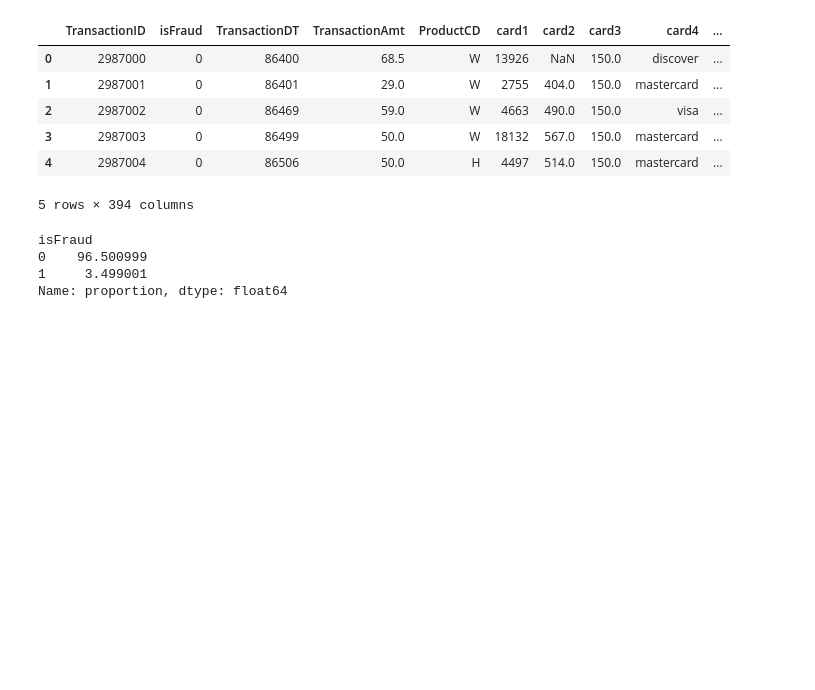
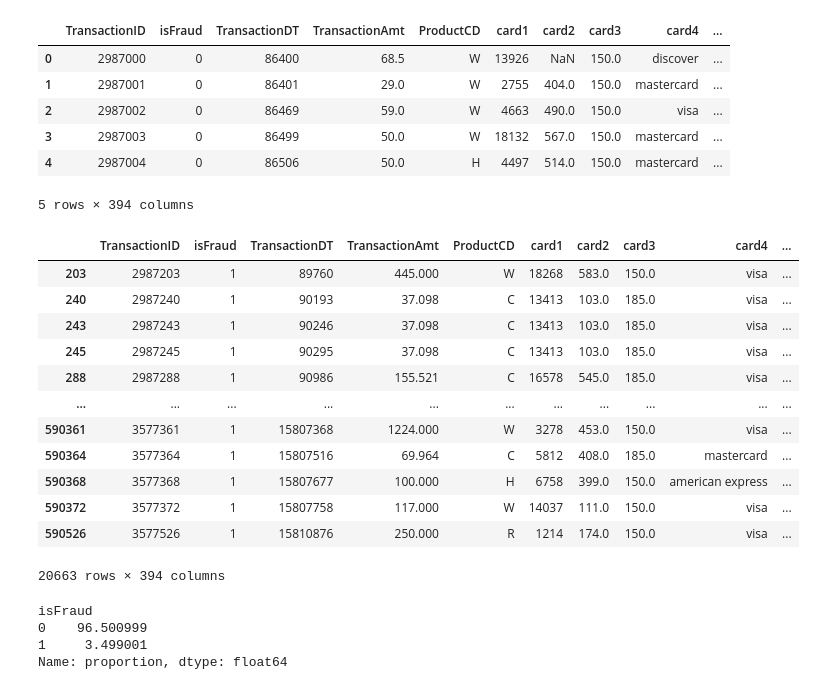
Before and after one commit to ShubhammS18/fraud-detection-ml-system, a Jupyter notebook: notebooks/01_eda.ipynb, the cells around one changed output. Saved outputs shown, nothing was run; the diff lists cells and outputs as text; code cells hidden in the pictures; blank space fills up the shorter version.

```diff
--- a/notebooks/01_eda.ipynb
+++ b/notebooks/01_eda.ipynb
@@ -22,6 +22,22 @@ transactions.head()
 | 3 | 2987003 | 0 | 86499 | 50.0 | W | 18132 | 567.0 | 150.0 | mastercard | ... |
 | 4 | 2987004 | 0 | 86506 | 50.0 | H | 4497 | 514.0 | 150.0 | mastercard | ... |
 5 rows × 394 columns
+# %%
+transactions.loc[transactions["isFraud"]== 1]
+# %% [output]
+|  | TransactionID | isFraud | TransactionDT | TransactionAmt | ProductCD | card1 | card2 | card3 | card4 | ... |
+| 203 | 2987203 | 1 | 89760 | 445.000 | W | 18268 | 583.0 | 150.0 | visa | ... |
+| 240 | 2987240 | 1 | 90193 | 37.098 | C | 13413 | 103.0 | 185.0 | visa | ... |
+| 243 | 2987243 | 1 | 90246 | 37.098 | C | 13413 | 103.0 | 185.0 | visa | ... |
+| 245 | 2987245 | 1 | 90295 | 37.098 | C | 13413 | 103.0 | 185.0 | visa | ... |
+| 288 | 2987288 | 1 | 90986 | 155.521 | C | 16578 | 545.0 | 185.0 | visa | ... |
+| ... | ... | ... | ... | ... | ... | ... | ... | ... | ... | ... |
+| 590361 | 3577361 | 1 | 15807368 | 1224.000 | W | 3278 | 453.0 | 150.0 | visa | ... |
+| 590364 | 3577364 | 1 | 15807516 | 69.964 | C | 5812 | 408.0 | 185.0 | mastercard | ... |
+| 590368 | 3577368 | 1 | 15807677 | 100.000 | H | 6758 | 399.0 | 150.0 | american express | ... |
+| 590372 | 3577372 | 1 | 15807758 | 117.000 | W | 14037 | 111.0 | 150.0 | visa | ... |
+| 590526 | 3577526 | 1 | 15810876 | 250.000 | R | 1214 | 174.0 | 150.0 | visa | ... |
+20663 rows × 394 columns
 # %%
 transactions["isFraud"].value_counts(normalize=True)*100
 # %% [output]
```
Also changed, not shown: 16 other files.
